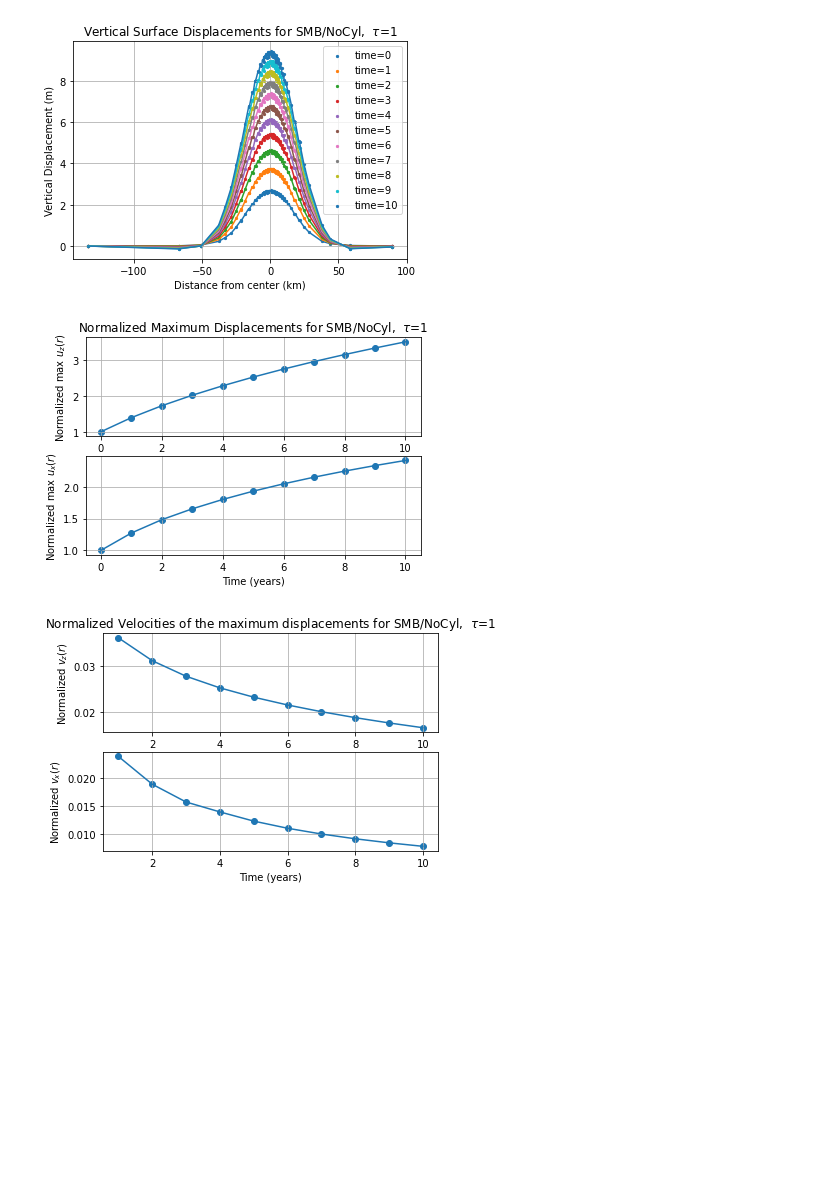
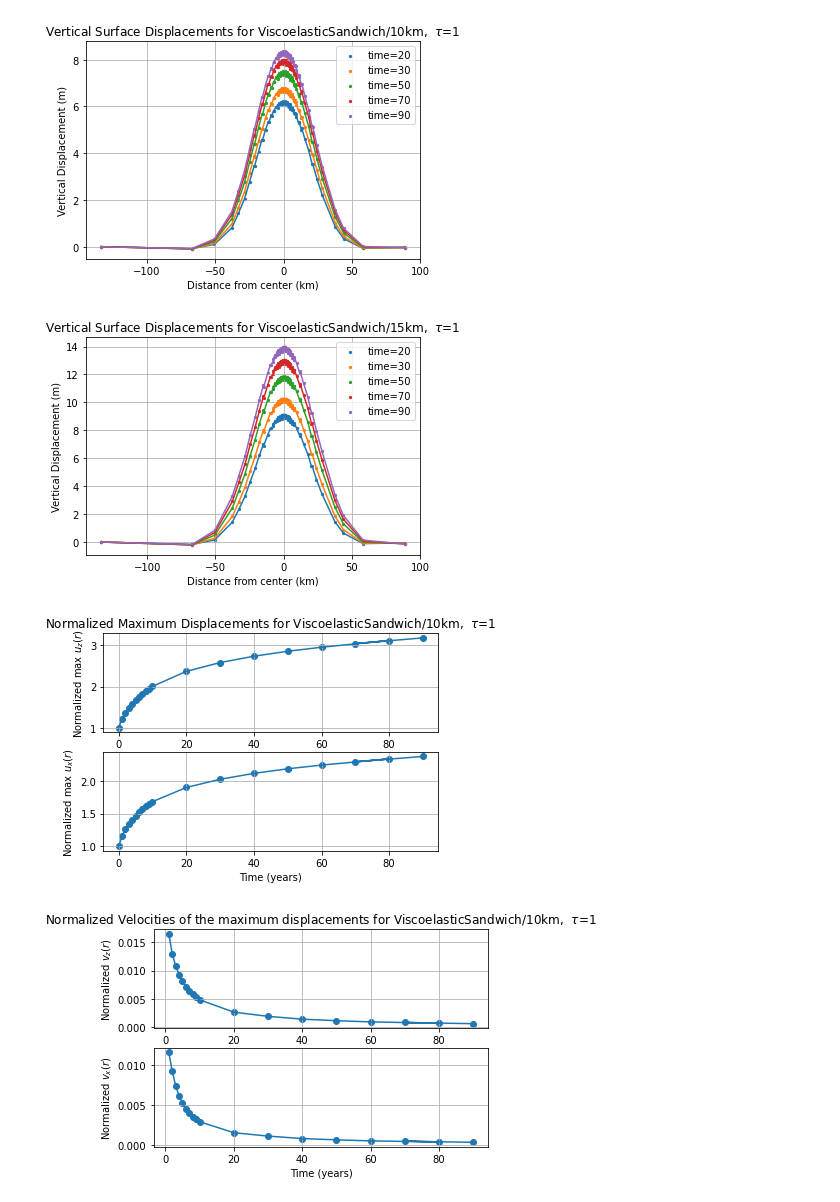
Before and after one commit to Grant-Block/SMB_FiniteElementModels, a Jupyter notebook: SMBPylith/AnalysisScripts/AnalyzeData.ipynb, the cells around one changed output. Drawn from its saved outputs; the diff is of its cells as text; code cells hidden in the pictures; blank space fills up the shorter version.

```diff
--- a/SMBPylith/AnalysisScripts/AnalyzeData.ipynb
+++ b/SMBPylith/AnalysisScripts/AnalyzeData.ipynb
@@ -48,7 +87,7 @@ def surface_vert_disp_time(model_name, time_steps, relax_time, dt, plot_title_na
 
     #iterate through time steps
     for t in time_steps:
-        x, disp_x, disp_y, disp_z, vel_x, vel_y, vel_z = read_data(model_name, relax_time, t) #get data
+        x, disp_x, disp_y, disp_z, vel_x, vel_y, vel_z = read_h5(model_name, relax_time, t) #get data
 
         #sort x and disp z
         x, disp_z = sort_x_disp(x, disp_z)
@@ -73,7 +112,7 @@ def displacement_velocity_plots(model_name, time_steps, relax_time, dt, plot_tit
     vz_norm = 1
     vr_norm = 1
     for t in time_steps:
-        x, disp_x, disp_y, disp_z, vel_x, vel_y, vel_z = read_data(model_name, relax_time, t) #get data
+        x, disp_x, disp_y, disp_z, vel_x, vel_y, vel_z = read_h5(model_name, relax_time, t) #get data
 
         uz_max.append(max(disp_z))
         ur_max.append(max(disp_x))
@@ -125,18 +164,25 @@ def displacement_velocity_plots(model_name, time_steps, relax_time, dt, plot_tit
         ax[0].set_title("Normalized Velocities of the maximum displacements for "+ plot_title_name+ r",  $\tau$="+str(relax_time))
 
     #plot velocities
-    time_steps.remove(0)
-    ax[0].scatter(time_steps, np.asarray(vz_max)/vz_norm)
-    ax[0].plot(time_steps, np.asarray(vz_max)/vz_norm)
+    time_steps_copy = time_steps.copy()
+    time_steps_copy.remove(0)
+    ax[0].scatter(time_steps_copy, np.asarray(vz_max)/vz_norm)
+    ax[0].plot(time_steps_copy, np.asarray(vz_max)/vz_norm)
 
-    ax[1].scatter(time_steps, np.asarray(vr_max)/vr_norm)
-    ax[1].plot(time_steps, np.asarray(vr_max)/vr_norm)
+    ax[1].scatter(time_steps_copy, np.asarray(vr_max)/vr_norm)
+    ax[1].plot(time_steps_copy, np.asarray(vr_max)/vr_norm)
 # %%
-time_steps = [0, 1, 2, 3, 4, 5, 6, 7, 8, 9, 10]
+time_steps = [20, 30, 50, 70, 90]
 
-surface_vert_disp_time("SMB/NoCyl", time_steps, 1, 1)
-displacement_velocity_plots("SMB/NoCyl", time_steps, 1, 1)
+surface_vert_disp_time("ViscoelasticSandwich/10km", time_steps, 1, 1)
+surface_vert_disp_time("ViscoelasticSandwich/15km", time_steps, 1, 1)
+
+time_steps = [0, 1, 2, 3,4 , 5, 6, 7, 8, 9, 10, 20, 30, 40, 50, 60, 80, 70, 90]
+
+displacement_velocity_plots("ViscoelasticSandwich/10km", time_steps, 1, 1)
+displacement_velocity_plots("ViscoelasticSandwich/15km", time_steps, 1, 1)
 # %% [output]
-[figure, old version]
+[figure, new version]
-[figure, old version]
+[figure, new version]
-[figure, old version]
+[figure, new version]
+[figure, added]
```
Also changed, not shown: parts of 2 cells of this notebook.
